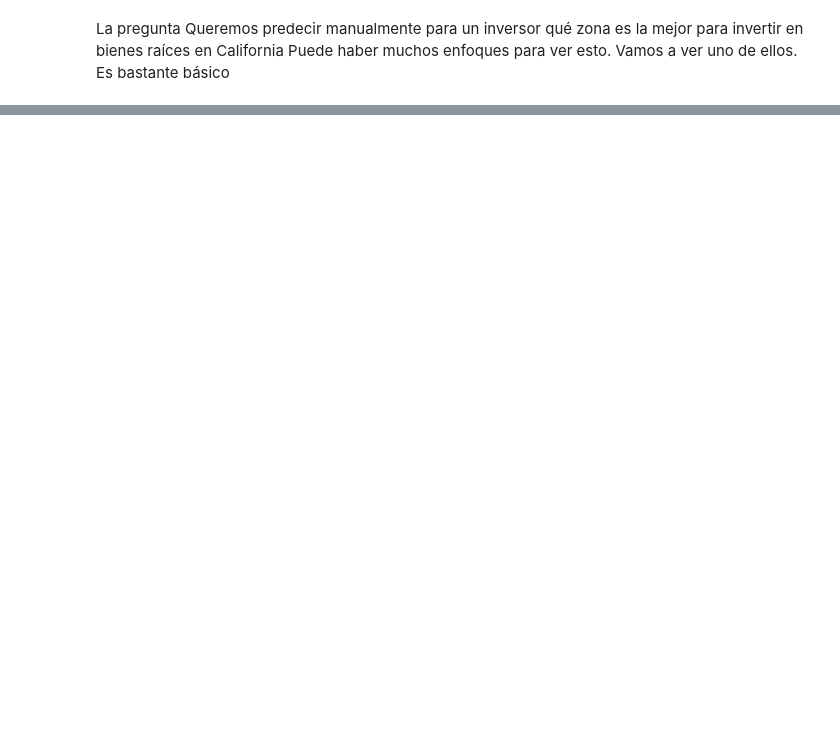
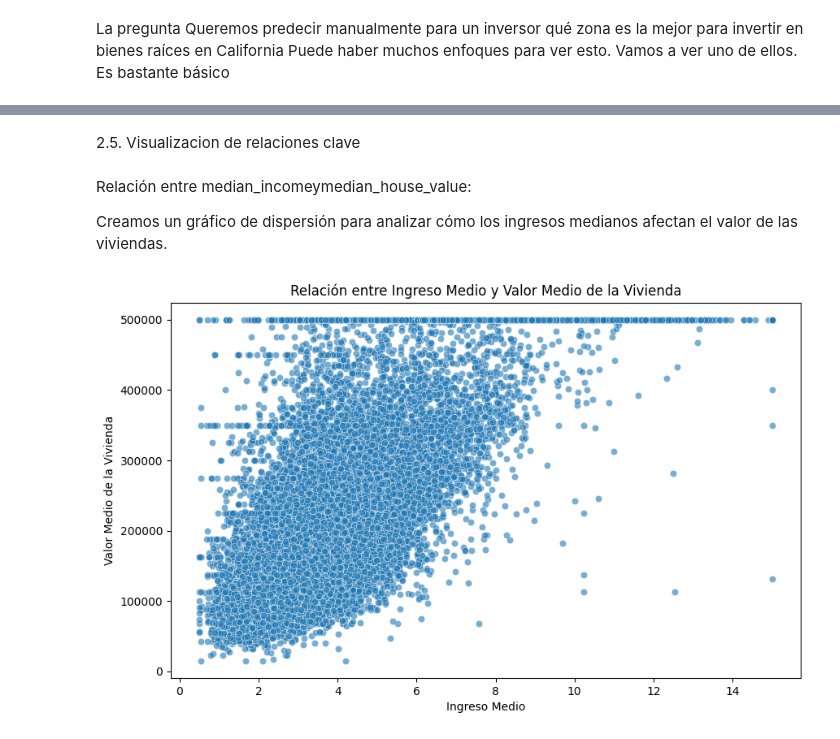
Before and after one commit to MariaMercedesLopez97/analisis_casas, a Jupyter notebook: notebooks/analisis_precios.ipynb, the cells around one changed output, grey strips where cells are left out. Saved outputs shown, nothing was run; the diff lists cells and outputs as text; code cells hidden in the pictures; blank space fills up the shorter version.

```diff
--- a/notebooks/analisis_precios.ipynb
+++ b/notebooks/analisis_precios.ipynb
@@ -58,0 +27,4 @@ Aquí vemos que cada columna es un número de tipo float 64
+# %%
+#Carga el archivo CSV para la lectura de los datos
+ruta_archivo = "../datos/housing.csv"
+df = pd.read_csv(ruta_archivo)
@@ -58,0 +117,10 @@ Aquí vemos que cada columna es un número de tipo float 64
+# %%
+# Eliminamos las filas con valores nulos
+df = df.dropna()
+
+# Verificamos que se hayan eliminado los valores nulos
+print(df.isnull().sum())
+
+filas_nulas = df[df.isnull().any(axis=1)]
+# Verificamos la cantidad de filas y columnas después de la limpieza
+print(f"Total de filas con valores nulos: {len(filas_nulas)}")
@@ -58,0 +309,15 @@ Aquí vemos que cada columna es un número de tipo float 64
+# %% [markdown]
+2.5. Visualizacion de relaciones clave
+# %% [markdown]
+Relación entre median_incomeymedian_house_value:
+
+Creamos un gráfico de dispersión para analizar cómo los ingresos medianos afectan el valor de las viviendas.
+# %%
+plt.figure(figsize=(10, 6))
+sns.scatterplot(data=df, x='median_income', y='median_house_value', alpha=0.6)
+plt.title('Relación entre Ingreso Medio y Valor Medio de la Vivienda')
+plt.xlabel('Ingreso Medio')
+plt.ylabel('Valor Medio de la Vivienda')
+plt.show()
+# %% [output]
+[figure, added]
```
Also changed, not shown: parts of 63 cells of this notebook, 4 other files.
